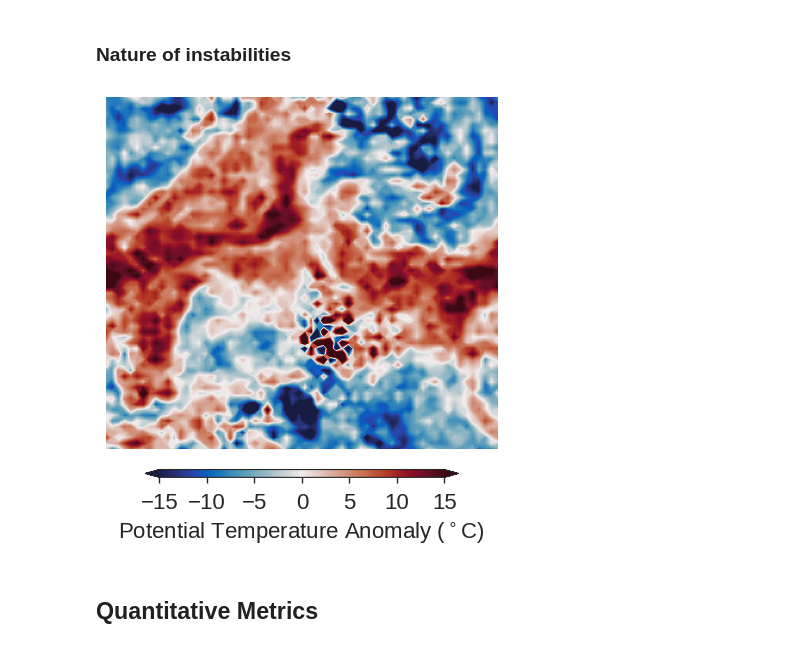
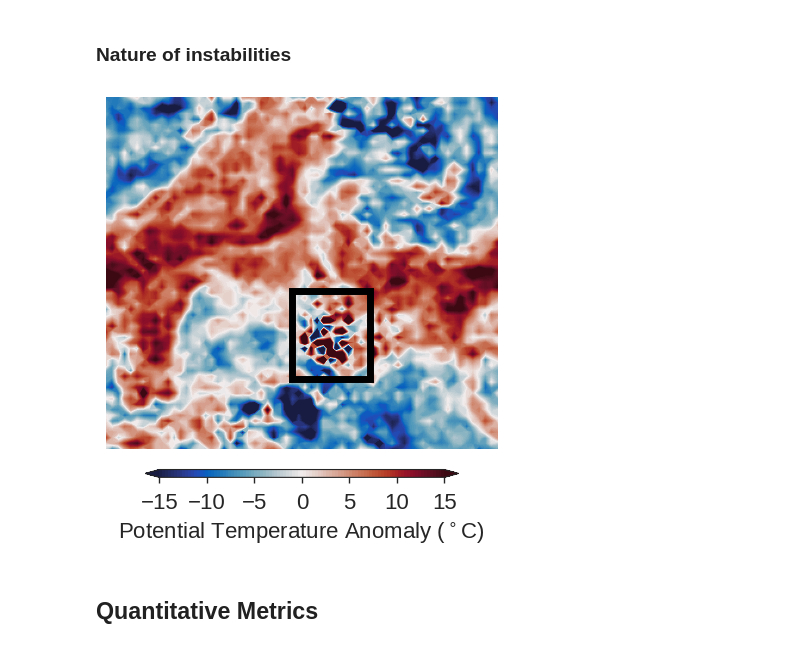
Before and after one commit to timothyas/rc-gfd, a Jupyter notebook: notebooks/plot_nvar.ipynb, the cells around one changed output. Drawn from its saved outputs; the diff is of its cells as text; code cells hidden in the pictures.

```diff
--- a/notebooks/plot_nvar.ipynb
+++ b/notebooks/plot_nvar.ipynb
@@ -57,9 +59,16 @@ stp = SingleTimePlot(diff_t0=False,
 # %%
 fig, ax = stp(ds.sel(n_lag=1,n_sub=[1],sample=49), col_dim="n_sub")
 ax[0].set(title='')
+rect = patches.Rectangle(
+    (9500, 4000), 4000, 5000,
+    linewidth=5,
+    edgecolor="black",
+    facecolor="none",
+)
+ax[0].add_patch(rect)
 fig.savefig(f"{fig_dir}/nvar_instabilities.jpg", bbox_inches="tight", dpi=300)
 # %% [output]
-[figure, old version]
+[figure, new version]
 # %% [markdown]
 ## Quantitative Metrics
 # %%
```
Also changed, not shown: parts of 3 cells of this notebook, 9 other files.
